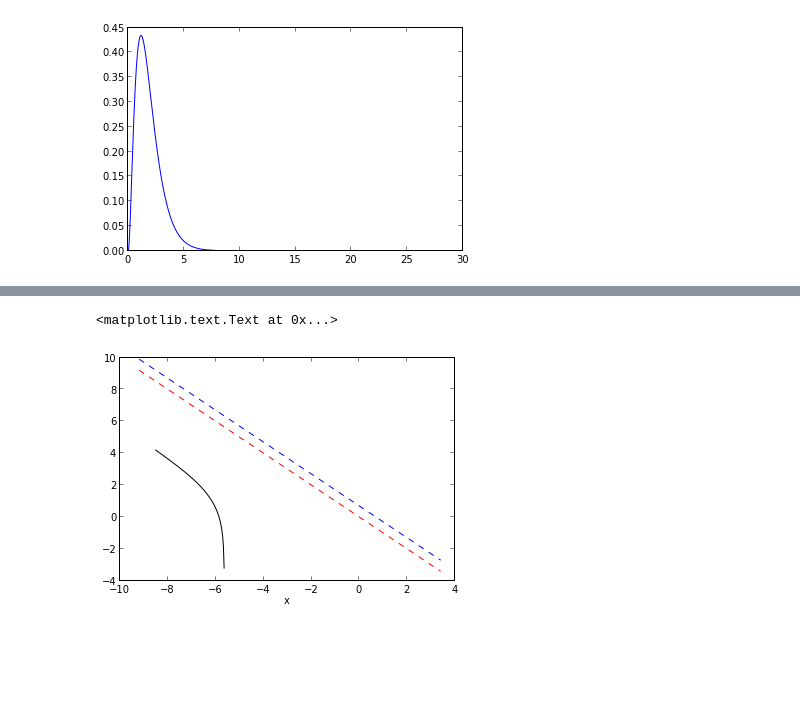
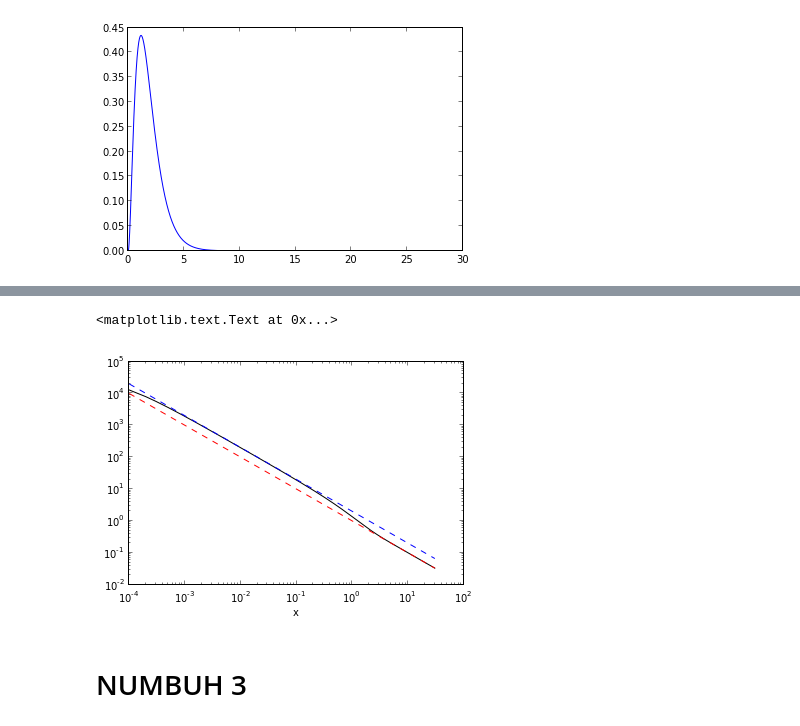
Before and after one commit to Nicolucas/GitFolder, a Jupyter notebook: Darle atomos/Atomo Helio.ipynb, the cells around one changed output, grey strips where cells are left out. Cells and saved outputs as stored; diff of their text form; code cells hidden in the pictures; blank space fills up the shorter version.

```diff
--- a/Darle atomos/Atomo Helio.ipynb
+++ b/Darle atomos/Atomo Helio.ipynb
@@ -114,0 +176,8 @@ array([  0.00000000e+00,   1.11200217e-11,   3.61333994e-11, ...,
+# %%
+#we use our initial conditions
+x[0]=0.0001
+y_1[0] = 1.0
+y_2[0]=-1.0
+
+for i in range(1,n_points):
+    x[i],y_1[i],y_2[i] = RungeKuttaSecondOrderStep(x[i-1], y_1[i-1], y_2[i-1],i-1)
@@ -114,0 +200,5 @@ array([  0.00000000e+00,   1.11200217e-11,   3.61333994e-11, ...,
+# %%
+constante=np.trapz(4*pi*u**2*y_1**2,u)
+funcOnda=y_1/sqrt(constante)
+P1=4*pi*u**2*funcOnda**2
+plot(P1)
@@ -114,0 +208,6 @@ array([  0.00000000e+00,   1.11200217e-11,   3.61333994e-11, ...,
+# %%
+Sumatoria=empty(0)
+Sumatoria=np.append(Sumatoria,0)
+for i in range(1,n_points):
+    Sumatoria=np.append(Sumatoria,Sumatoria[i-1]+P1[i-1]*h)
+Sumatoria
@@ -121,13 +223,15 @@ plot(Sumatoria)
 V2=empty(0)
 V2=np.append(V2,0)
 for i in range(1,n_points):
-    V2=np.append(V2,(2-Sumatoria[i])*h/(u[i]**2))
+    V2=np.append(V2,V2[i-1]+((2-Sumatoria[i])*h)/(u[i]**2))
 # %%
-plot(log(u),log(V2**0.5-4),'k')
-plot(log(u),log(u**-1),"r--")
-plot(log(u),log(2*u**-1),"b--")
+plot((u),(-V2+abs(+V2[-1]+u[-1]**-1)),'k')
+plot((u),(u**-1),"r--")
+plot((u),(2*u**-1),"b--")
+plt.yscale('log')
+plt.xscale('log')
 plt.xlabel('x')
 plt.ylabel('')
 # %% [output]
 <matplotlib.text.Text at 0x...>
-[figure, old version]
+[figure, new version]
@@ -133,0 +240,2 @@ plt.ylabel('')
+# %% [markdown]
+# NUMBUH 3
```
Also changed, not shown: parts of 43 cells of this notebook.
